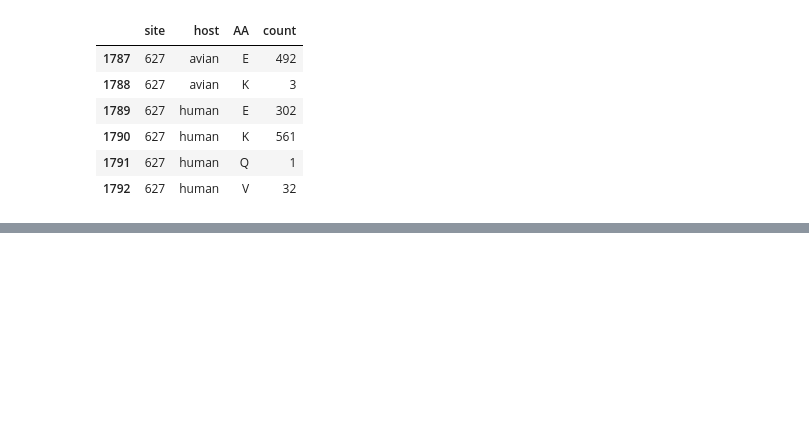
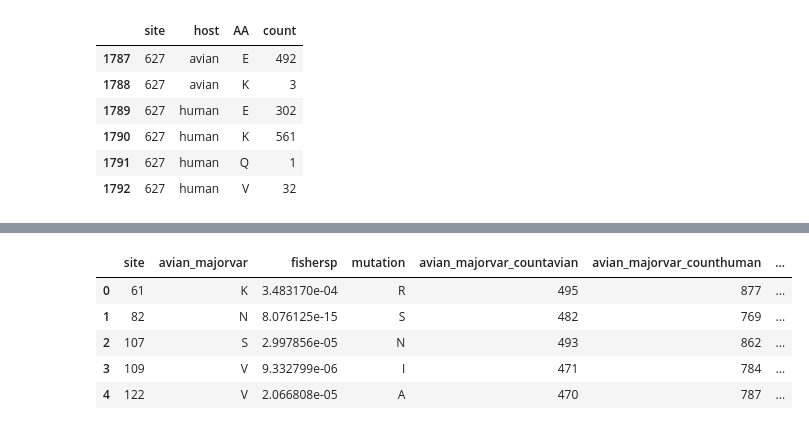
Before and after one commit to jbloomlab/PB2-DMS, a Jupyter notebook: Fig6_H7N9_draft.ipynb, the cells around one changed output, grey strips where cells are left out. Cells and saved outputs as stored; diff of their text form; code cells hidden in the pictures; blank space fills up the shorter version.

```diff
--- a/Fig6_H7N9_draft.ipynb
+++ b/Fig6_H7N9_draft.ipynb
@@ -1025,0 +1023,36 @@ for i in [534, 355, 521]:
+# %%
+# Manipulating the dataframe to a more readable form
+countavian = {}
+counthuman = {}
+sites = list(dffisherspass['site'])
+aavars = list(dffisherspass['AAvars'])
+counts = list(dffisherspass['table'])
+for i, site in enumerate(sites):
+    for j, aa in enumerate(aavars[i]):
+        countavian[(site, aavars[i][j])] = counts[i][j][0]
+        counthuman[(site, aavars[i][j])] = counts[i][j][1]
+dffisherspassmuts = (dffisherspass['AAvars'].apply(pd.Series)
+                     .merge(dffisherspass, left_index = True, right_index = True)
+                     .drop(columns=['AAvars', 'table'])
+                     .rename(columns={0:'avian_majorvar'})
+                     .melt(id_vars = ['site', 'avian_majorvar', 'fishersp'], value_name = "mutation")
+                     .sort_values('site')
+                     .drop(columns=['variable'])
+                     .dropna()
+                    )
+dffisherspassmuts['avian_majorvar_countavian'] = dffisherspassmuts.apply(
+    lambda x: countavian[(x['site'], x['avian_majorvar'])], axis=1)
+dffisherspassmuts['avian_majorvar_counthuman'] = dffisherspassmuts.apply(
+    lambda x: counthuman[(x['site'], x['avian_majorvar'])], axis=1)
+dffisherspassmuts['mutation_countavian'] = dffisherspassmuts.apply(
+    lambda x: countavian[(x['site'], x['mutation'])], axis=1)
+dffisherspassmuts['mutation_counthuman'] = dffisherspassmuts.apply(
+    lambda x: counthuman[(x['site'], x['mutation'])], axis=1)
+dffisherspassmuts.head()
+# %% [output]
+|  | site | avian_majorvar | fishersp | mutation | avian_majorvar_countavian | avian_majorvar_counthuman | ... |
+| 0 | 61 | K | 3.483170e-04 | R | 495 | 877 | ... |
+| 1 | 82 | N | 8.076125e-15 | S | 482 | 769 | ... |
+| 2 | 107 | S | 2.997856e-05 | N | 493 | 862 | ... |
+| 3 | 109 | V | 9.332799e-06 | I | 471 | 784 | ... |
+| 4 | 122 | V | 2.066808e-05 | A | 470 | 787 | ... |
```
Also changed, not shown: parts of 11 cells of this notebook.
